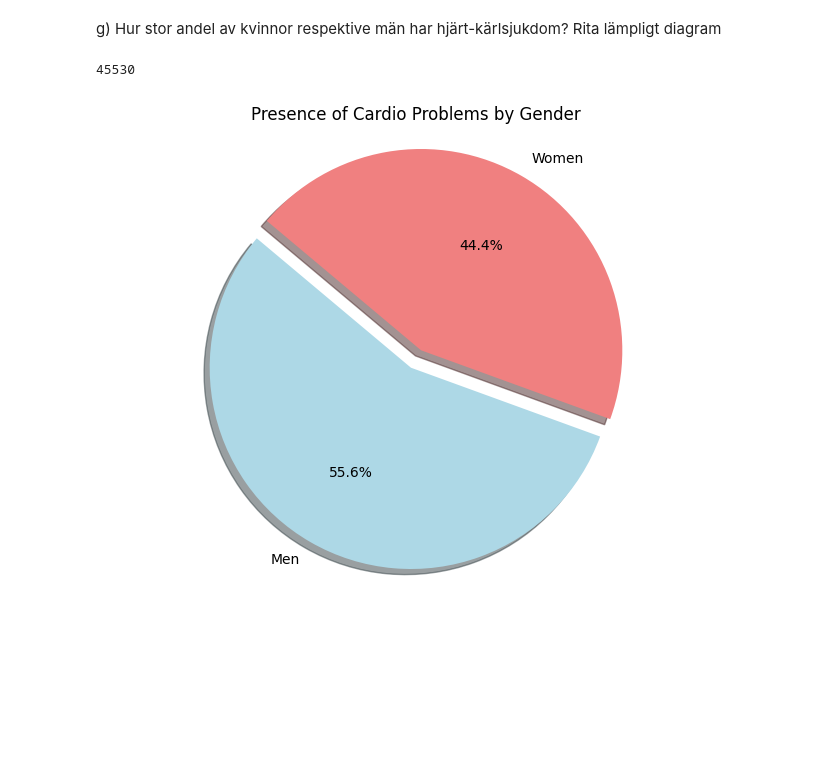
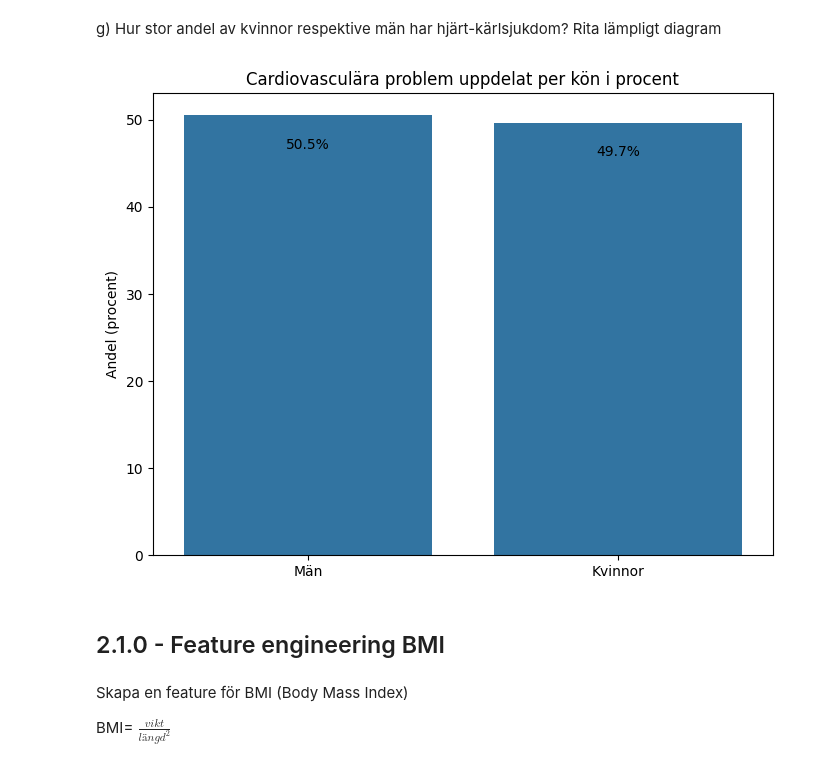
Before and after one commit to danlundh67/AI-recomend_predict, a Jupyter notebook: heart.ipynb, the cells around one changed output. Drawn from its saved outputs; the diff is of its cells as text; code cells hidden in the pictures; blank space fills up the shorter version.

```diff
--- a/heart.ipynb
+++ b/heart.ipynb
@@ -198,33 +198,33 @@ plt.show()
 [figure]
 # %% [markdown]
 g) Hur stor andel av kvinnor respektive män har hjärt-kärlsjukdom? Rita lämpligt diagram
-# %%
-# gender 1 - women, 2 - men
-
-women=df_heart[df_heart['gender']==1]['gender'].count()
-men=df_heart[df_heart['gender']==2]['gender'].count()
-# %% [output]
-45530
-# %%
-
-
-
-men_cardio_count = 100
-women_cardio_count = 80
-
-# Data to plot
-labels = ['Men', 'Women']
-sizes = [men_cardio_count, women_cardio_count]
-colors = ['lightblue', 'lightcoral']
-explode = (0.1, 0)  # explode 1st slice (Men)
-
-# Plot
-plt.figure(figsize=(8, 6))
-plt.pie(sizes, explode=explode, labels=labels, colors=colors, autopct='%1.1f%%', shadow=True, startangle=140)
-
-plt.title('Presence of Cardio Problems by Gender')
-plt.axis('equal')  # Equal aspect ratio ensures that pie is drawn as a circle.
-
-plt.show()
-# %% [output]
-[figure, removed]
+# %%
+# gender 1 - women, 2 - men
+
+women=df_heart[df_heart['gender']==1]['gender'].count()
+men=df_heart[df_heart['gender']==2]['gender'].count()
+
+women_cardio=df_heart[(df_heart['cardio']==1) & (df_heart['gender']==1)]['cardio'].count()
+men_cardio=df_heart[(df_heart['cardio']==1) & (df_heart['gender']==2)]['cardio'].count()
+
+
+# Data to plot
+labels = ['Män','Kvinnor']
+datas = [men_cardio/men*100, women_cardio/women*100]
+plt.figure(figsize=(8, 6))
+ax=sns.barplot(x=labels, y=datas)
+
+for p in ax.patches:
+    ax.annotate(f'{round(p.get_height(), 1)}%', (p.get_x() + p.get_width() / 2., p.get_height()-5), ha='center', va='center', xytext=(0, 10), textcoords='offset points')
+
+plt.title('Cardiovasculära problem uppdelat per kön i procent')
+plt.ylabel('Andel (procent)')
+plt.show()
+# %% [output]
+[figure, added]
+# %% [markdown]
+## 2.1.0 - Feature engineering BMI
+# %% [markdown]
+Skapa en feature för BMI (Body Mass Index)
+
+BMI= $\frac{vikt}{längd^{2}}$
```
Also changed, not shown: parts of 4 cells of this notebook.
